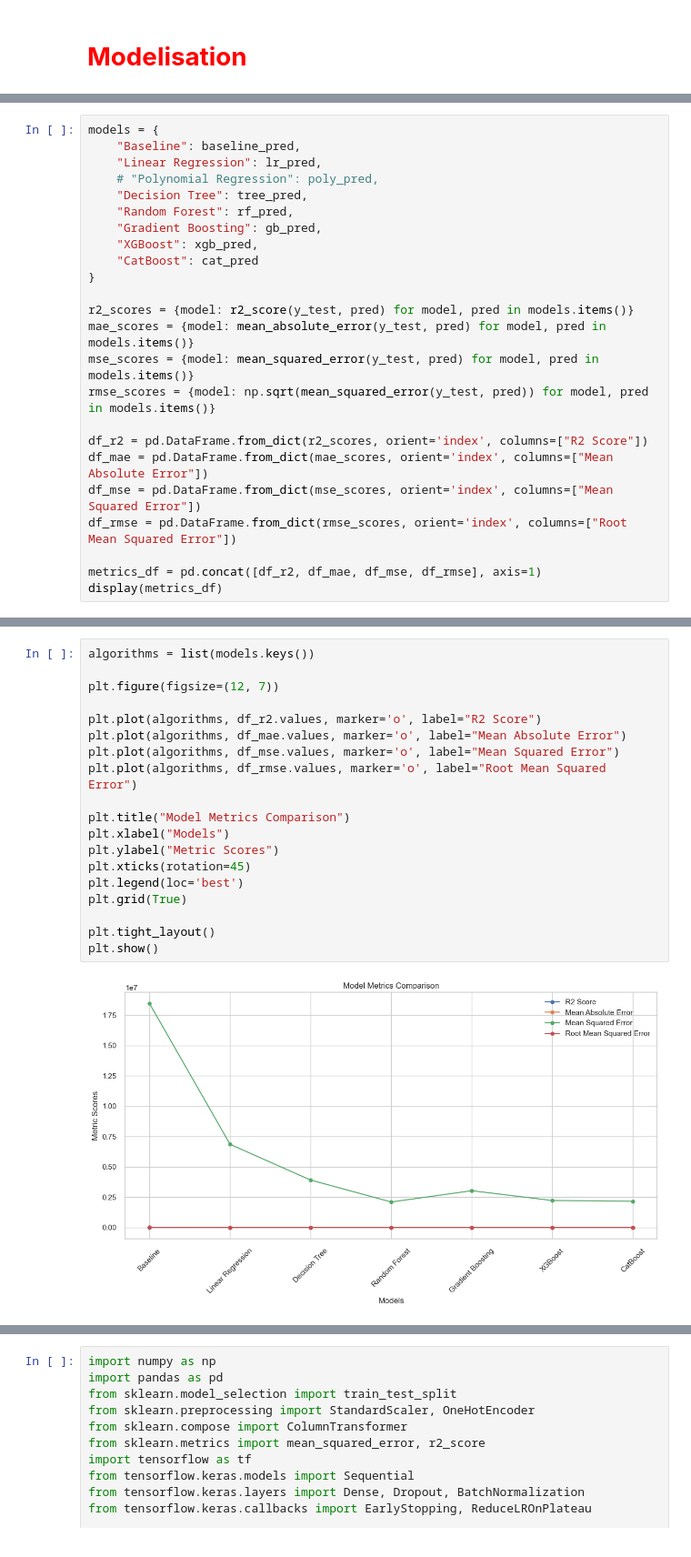
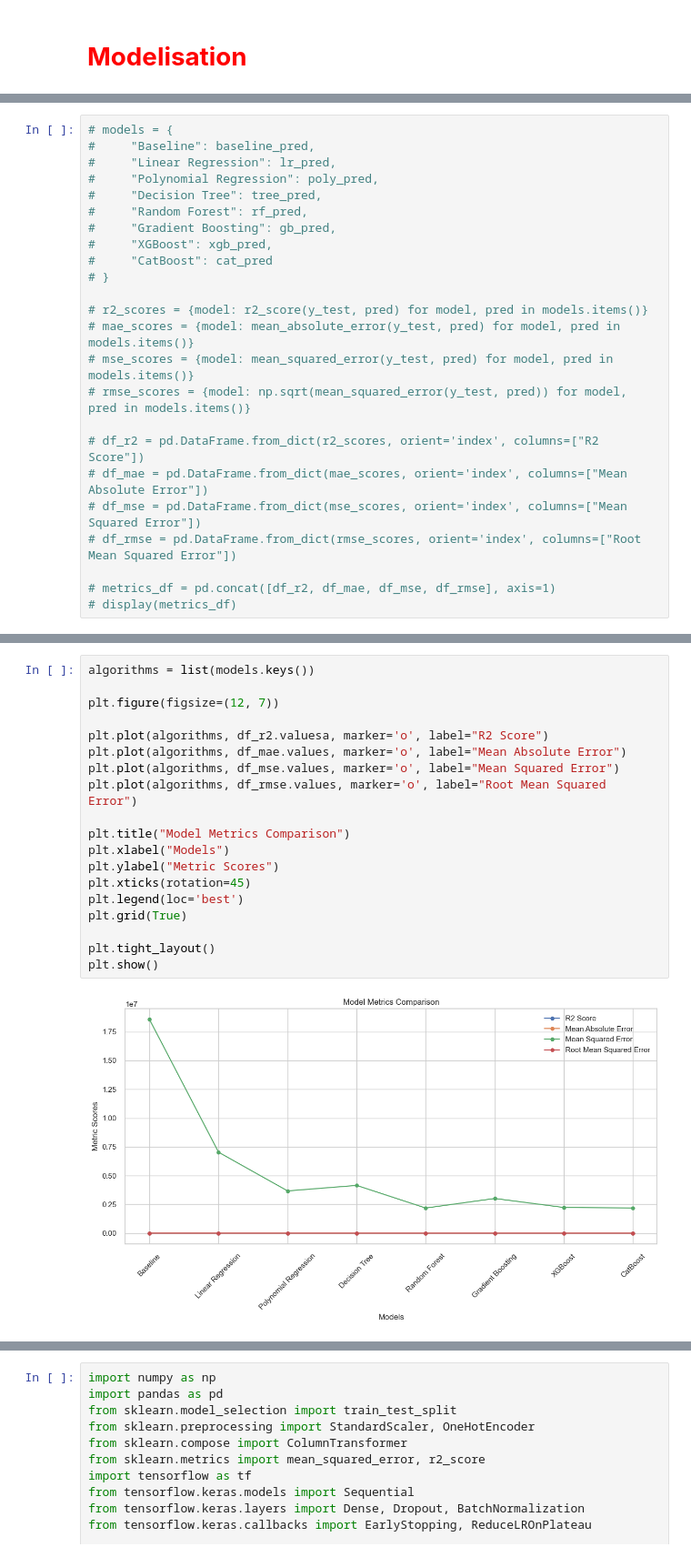
Before and after one commit to hugodbrnn/Machine-learning-project-cars, a Jupyter notebook: project.ipynb, the cells around one changed output, grey strips where cells are left out. Shown at 91% size. Saved outputs shown, nothing was run; the diff lists cells and outputs as text.

Commit message:
nouveaux tests hyperparametres

```diff
--- a/project.ipynb
+++ b/project.ipynb
@@ -787,24 +946,24 @@ cat_pred = cat_model.predict(X_test)
 # %%
-models = {
-    "Baseline": baseline_pred,
-    "Linear Regression": lr_pred,
-    # "Polynomial Regression": poly_pred,
-    "Decision Tree": tree_pred,
-    "Random Forest": rf_pred,
-    "Gradient Boosting": gb_pred,
-    "XGBoost": xgb_pred,
-    "CatBoost": cat_pred
-}
+# models = {
+#     "Baseline": baseline_pred,
+#     "Linear Regression": lr_pred,
+#     "Polynomial Regression": poly_pred,
+#     "Decision Tree": tree_pred,
+#     "Random Forest": rf_pred,
+#     "Gradient Boosting": gb_pred,
+#     "XGBoost": xgb_pred,
+#     "CatBoost": cat_pred
+# }
 
-r2_scores = {model: r2_score(y_test, pred) for model, pred in models.items()}
-mae_scores = {model: mean_absolute_error(y_test, pred) for model, pred in models.items()}
-mse_scores = {model: mean_squared_error(y_test, pred) for model, pred in models.items()}
-rmse_scores = {model: np.sqrt(mean_squared_error(y_test, pred)) for model, pred in models.items()}
+# r2_scores = {model: r2_score(y_test, pred) for model, pred in models.items()}
+# mae_scores = {model: mean_absolute_error(y_test, pred) for model, pred in models.items()}
+# mse_scores = {model: mean_squared_error(y_test, pred) for model, pred in models.items()}
+# rmse_scores = {model: np.sqrt(mean_squared_error(y_test, pred)) for model, pred in models.items()}
 
-df_r2 = pd.DataFrame.from_dict(r2_scores, orient='index', columns=["R2 Score"])
-df_mae = pd.DataFrame.from_dict(mae_scores, orient='index', columns=["Mean Absolute Error"])
-df_mse = pd.DataFrame.from_dict(mse_scores, orient='index', columns=["Mean Squared Error"])
-df_rmse = pd.DataFrame.from_dict(rmse_scores, orient='index', columns=["Root Mean Squared Error"])
+# df_r2 = pd.DataFrame.from_dict(r2_scores, orient='index', columns=["R2 Score"])
+# df_mae = pd.DataFrame.from_dict(mae_scores, orient='index', columns=["Mean Absolute Error"])
+# df_mse = pd.DataFrame.from_dict(mse_scores, orient='index', columns=["Mean Squared Error"])
+# df_rmse = pd.DataFrame.from_dict(rmse_scores, orient='index', columns=["Root Mean Squared Error"])
 
-metrics_df = pd.concat([df_r2, df_mae, df_mse, df_rmse], axis=1)
-display(metrics_df)
+# metrics_df = pd.concat([df_r2, df_mae, df_mse, df_rmse], axis=1)
+# display(metrics_df)
@@ -820,21 +970,21 @@ display(metrics_df)
 # %%
 algorithms = list(models.keys())
 
 plt.figure(figsize=(12, 7))
 
-plt.plot(algorithms, df_r2.values, marker='o', label="R2 Score")
+plt.plot(algorithms, df_r2.valuesa, marker='o', label="R2 Score")
 plt.plot(algorithms, df_mae.values, marker='o', label="Mean Absolute Error")
 plt.plot(algorithms, df_mse.values, marker='o', label="Mean Squared Error")
 plt.plot(algorithms, df_rmse.values, marker='o', label="Root Mean Squared Error")
 
 plt.title("Model Metrics Comparison")
 plt.xlabel("Models")
 plt.ylabel("Metric Scores")
 plt.xticks(rotation=45)
 plt.legend(loc='best')
 plt.grid(True)
 
 plt.tight_layout()
 plt.show()
 # %% [output]
-[figure, old version]
+[figure, new version]
```
Also changed, not shown: parts of 31 cells of this notebook.
